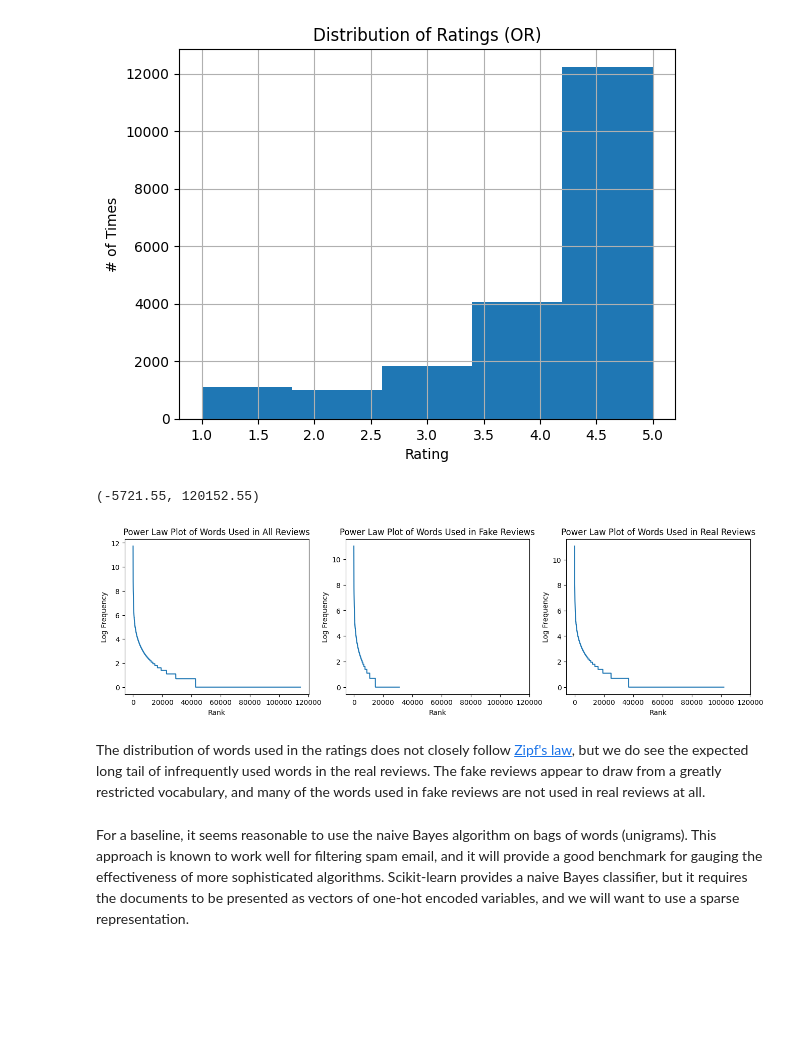
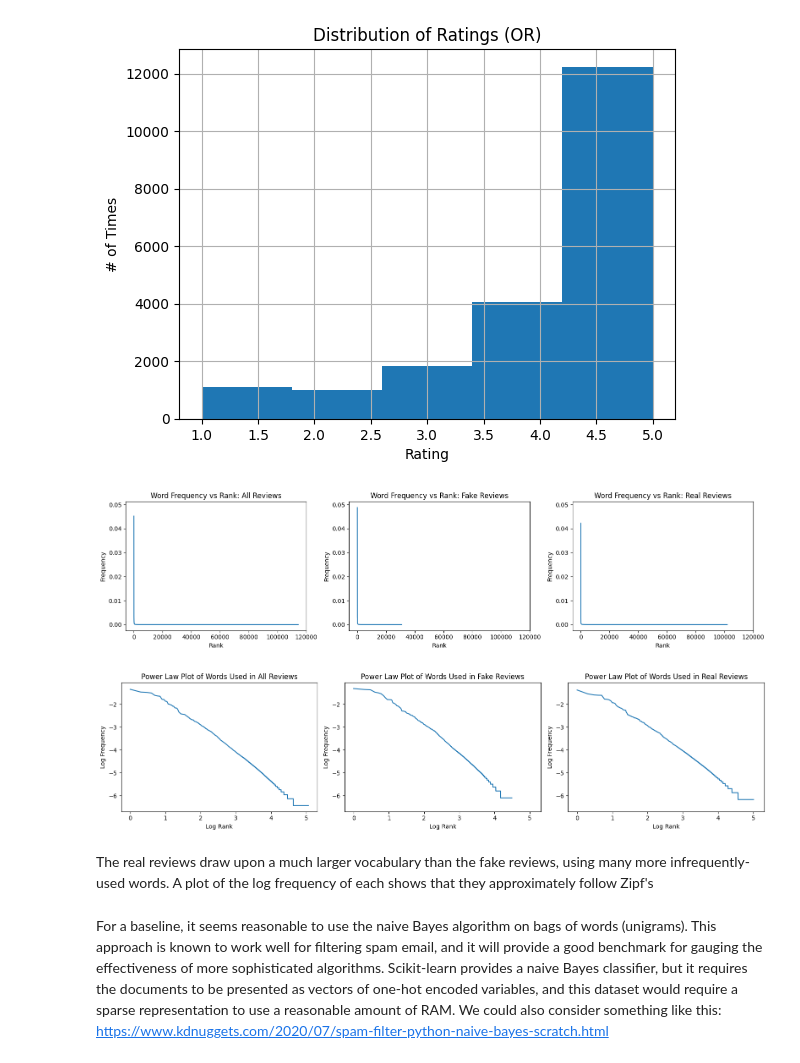
Before and after one commit to cpoethes/109b-group-44-fake-reviews, a Jupyter notebook: src/notebooks/1_eda.ipynb, the cells around one changed output. Saved outputs shown, nothing was run; the diff lists cells and outputs as text; code cells hidden in the pictures; blank space fills up the shorter version.

Commit message:
Updated plots, edited

```diff
--- a/src/notebooks/1_eda.ipynb
+++ b/src/notebooks/1_eda.ipynb
@@ -366,46 +366,96 @@ for i in transformed_df.index:
     s = df.loc[i, "text_"]
     words = s.split(" ")
     if df.loc[i, "label"] == "CG":
         for w in words:
             all_words.append(w)
             cg_words.append(w)
     else:
         for w in words:
             all_words.append(w)
             or_words.append(w)
 
 word_counts = pd.Series(all_words).value_counts()
 cg_word_counts = pd.Series(cg_words).value_counts()
 or_word_counts = pd.Series(or_words).value_counts()
 
 nwords = word_counts.shape[0]
 cg_nwords = cg_word_counts.shape[0]
 or_nwords = or_word_counts.shape[0]
 
+xmin = word_counts.shape[0] * -0.05
+xmax =  word_counts.shape[0] * 1.05
+yl = max(max(word_counts) / word_counts.sum(), max(cg_word_counts) / cg_word_counts.sum(), max(or_word_counts) / or_word_counts.sum())
+ymax = yl * 1.05
+ymin = yl * -0.05
+
 fig, axs = plt.subplots(ncols=3, figsize=(16, 4))
 
-axs[0].plot(range(0, nwords), np.log(word_counts))
-axs[0].set_title("Power Law Plot of Words Used in All Reviews")
+axs[0].plot(range(1, nwords + 1), word_counts / word_counts.sum())
+axs[0].set_title("Word Frequency vs Rank: All Reviews")
 axs[0].set_xlabel("Rank")
-axs[0].set_ylabel("Log Frequency")
-axs[0].set_xlim((-word_counts.shape[0] / 20, word_counts.shape[0] * 1.05))
+axs[0].set_ylabel("Frequency")
+axs[0].set_xlim((xmin, xmax))
+axs[0].set_ylim((ymin, ymax))
+
+axs[1].plot(range(1, cg_nwords + 1), cg_word_counts / cg_word_counts.sum())
+axs[1].set_title("Word Frequency vs Rank: Fake Reviews")
+axs[1].set_xlabel("Rank")
+axs[1].set_ylabel("Frequency")
+axs[1].set_xlim((xmin, xmax))
+axs[1].set_ylim((ymin, ymax))
+
+axs[2].plot(range(1, or_nwords + 1), or_word_counts / or_word_counts.sum())
+axs[2].set_title("Word Frequency vs Rank: Real Reviews")
+axs[2].set_xlabel("Rank")
+axs[2].set_ylabel("Frequency")
+axs[2].set_xlim((xmin, xmax))
+axs[2].set_ylim((ymin, ymax))
+
+plt.tight_layout()
+
+fig, axs = plt.subplots(ncols=3, figsize=(16, 4))
+
+xmin = np.log(word_counts.shape[0]) / np.log(10) * -0.05
+xmax =  np.log(word_counts.shape[0]) / np.log(10)* 1.05
+ymax = max(np.log(word_counts) / np.log(10)) * 1.05
+ymin = max(np.log(word_counts) / np.log(10)) * -0.05
+
+ymx = np.log(max(word_counts.max() / word_counts.sum(), cg_word_counts.max() / cg_word_counts.sum(), or_word_counts.max() / or_word_counts.sum())) / np.log(10)
+ymn = np.log(min(word_counts.min() / word_counts.sum(), cg_word_counts.min() / cg_word_counts.sum(), or_word_counts.min() / or_word_counts.sum())) / np.log(10)
+
+yd = ymx - ymn
+
+ymax = ymx + yd * 0.05
+ymin = ymn - yd * 0.05
 
 
-axs[1].plot(range(0, cg_nwords), np.log(cg_word_counts))
+axs[0].plot(np.log(range(1, nwords + 1)) / np.log(10), np.log(word_counts / word_counts.sum()) / np.log(10))
+axs[0].set_title("Power Law Plot of Words Used in All Reviews")
+axs[0].set_xlabel("Log Rank")
+axs[0].set_ylabel("Log Frequency")
+axs[0].set_xlim((xmin, xmax))
+axs[0].set_ylim((ymin, ymax))
+
+
+axs[1].plot(np.log(range(1, cg_nwords + 1)) / np.log(10), np.log(cg_word_counts / cg_word_counts.sum()) / np.log(10))
 axs[1].set_title("Power Law Plot of Words Used in Fake Reviews")
-axs[1].set_xlabel("Rank")
+axs[1].set_xlabel("Log Rank")
 axs[1].set_ylabel("Log Frequency")
-axs[1].set_xlim((-word_counts.shape[0] / 20, word_counts.shape[0] * 1.05))
+axs[1].set_xlim((xmin, xmax))
+axs[1].set_ylim((ymin, ymax))
 
-axs[2].plot(range(0, or_nwords), np.log(or_word_counts))
+axs[2].plot(np.log(range(1, or_nwords + 1)) / np.log(10), np.log(or_word_counts / or_word_counts.sum()) / np.log(10))
 axs[2].set_title("Power Law Plot of Words Used in Real Reviews")
-axs[2].set_xlabel("Rank")
+axs[2].set_xlabel("Log Rank")
 axs[2].set_ylabel("Log Frequency")
-axs[2].set_xlim((-word_counts.shape[0] / 20, word_counts.shape[0] * 1.05))
+axs[2].set_xlim((xmin, xmax))
+axs[2].set_ylim((ymin, ymax))
+
+plt.tight_layout()
 # %% [output]
-(-5721.55, 120152.55)
-[figure, old version]
+[figure, new version]
+[figure, added]
-# %% [markdown]
-The distribution of words used in the ratings does not closely follow <a href="https://www.ncbi.nlm.nih.gov/pmc/articles/PMC4176592/">Zipf's law</a>, but we do see the expected long tail of infrequently used words in the real reviews. The fake reviews appear to draw from a greatly restricted vocabulary, and many of the words used in fake reviews are not used in real reviews at all.
+# %% [markdown]
+The real reviews draw upon a much larger vocabulary than the fake reviews, using many more infrequently-used words. A plot of the log frequency of each shows that they approximately follow Zipf's
 # %% [markdown]
-For a baseline, it seems reasonable to use the naive Bayes algorithm on bags of words (unigrams). This approach is known to work well for filtering spam email, and it will provide a good benchmark for gauging the effectiveness of more sophisticated algorithms. Scikit-learn provides a naive Bayes classifier, but it requires the documents to be presented as vectors of one-hot encoded variables, and we will want to use a sparse representation.
+For a baseline, it seems reasonable to use the naive Bayes algorithm on bags of words (unigrams). This approach is known to work well for filtering spam email, and it will provide a good benchmark for gauging the effectiveness of more sophisticated algorithms. Scikit-learn provides a naive Bayes classifier, but it requires the documents to be presented as vectors of one-hot encoded variables, and this dataset would require a sparse representation to use a reasonable amount of RAM. We could also consider something like this: https://www.kdnuggets.com/2020/07/spam-filter-python-naive-bayes-scratch.html
```
